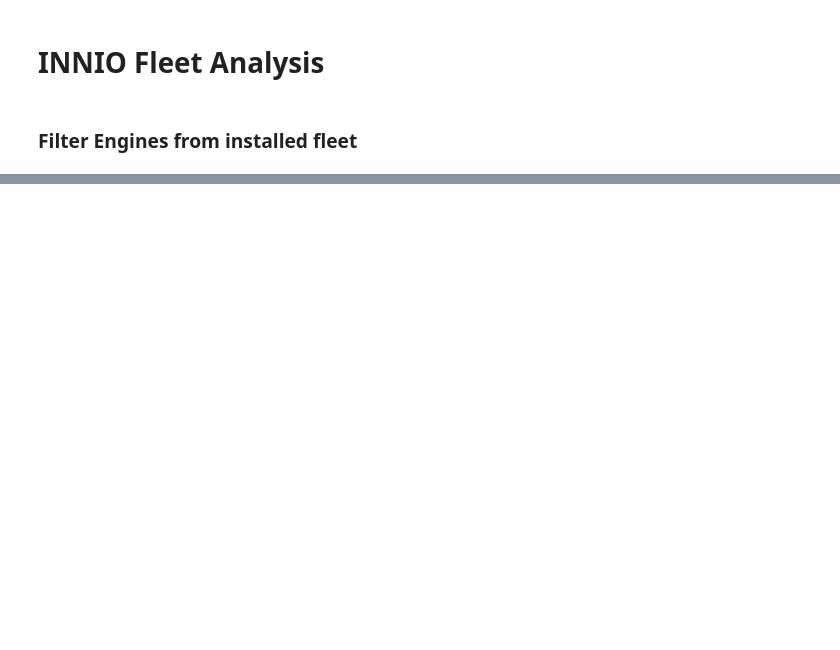
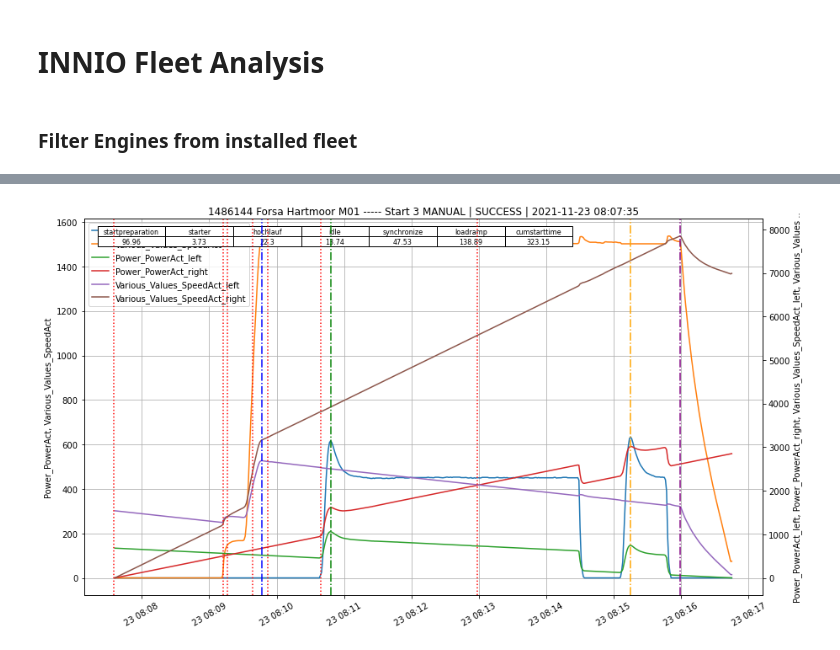
Before and after one commit to dieterch/statemachine, a Jupyter notebook: forsa_hartmoor.ipynb, the cells around one changed output, grey strips where cells are left out. Cells and saved outputs as stored; diff of their text form; code cells hidden in the pictures; blank space fills up the shorter version.

```diff
--- a/forsa_hartmoor.ipynb
+++ b/forsa_hartmoor.ipynb
@@ -140,26 +206,28 @@ dmyplant2.add_lines(pr.loc, [], ax, color='purple', linestyle=":")
 # %%
 dset = [
-    {'col':['Power_PowerAct','Various_Values_SpeedAct'], 'ylim':(0,40000)},
-    {'col':['Power_PowerAct_left','Power_PowerAct_right','Various_Values_SpeedAct_left', 'Various_Values_SpeedAct_right'], 'ylim':(0,40000)}
+    {'col':['Power_PowerAct','Various_Values_SpeedAct'], '_ylim':(0,40000)},
+    {'col':['Power_PowerAct_left','Power_PowerAct_right','Various_Values_SpeedAct_left', 'Various_Values_SpeedAct_right'], '_ylim':(0,40000)}
     ]
 
-pl = detect_edge(data, 'Power_PowerAct', kind='left')
-pr = detect_edge(data, 'Power_PowerAct', kind='right')
-sl = detect_edge(data, 'Various_Values_SpeedAct', kind='left')
-sr = detect_edge(data, 'Various_Values_SpeedAct', kind='right')
+pl = fsm.detect_edge(data, 'Power_PowerAct', kind='left')
+pr = fsm.detect_edge(data, 'Power_PowerAct', kind='right')
+sl = fsm.detect_edge(data, 'Various_Values_SpeedAct', kind='left')
+sr = fsm.detect_edge(data, 'Various_Values_SpeedAct', kind='right')
 fig, ax, axes = dmyplant2.chart(data, dset, figsize=(14,8), title=ftitle)
 
 sv_lines = [v for v in startversuch[fsm.vertical_lines_times] if v==v]
 start = startversuch['starttime']; lines=list(np.cumsum(sv_lines))
 dmyplant2.add_lines(start, lines, ax, color='red', linestyle="dotted")
 dmyplant2.add_lines(sl.loc, [], ax, color='blue', linestyle="-.")
 dmyplant2.add_lines(sr.loc, [], ax, color='purple', linestyle="-.")
 dmyplant2.add_lines(pl.loc, [], ax, color='green', linestyle="-.")
 dmyplant2.add_lines(pr.loc, [], ax, color='orange', linestyle="-.")
 
 summary = pd.DataFrame(startversuch[fsm.filter_times], dtype=np.float64).round(2).T
 dmyplant2.add_table(summary, ax, loc='upper left')
 
 plt.show()
+# %% [output]
+[figure, added]
 # %%
 dset = [
```
Also changed, not shown: parts of 18 cells of this notebook, 1 other file.
